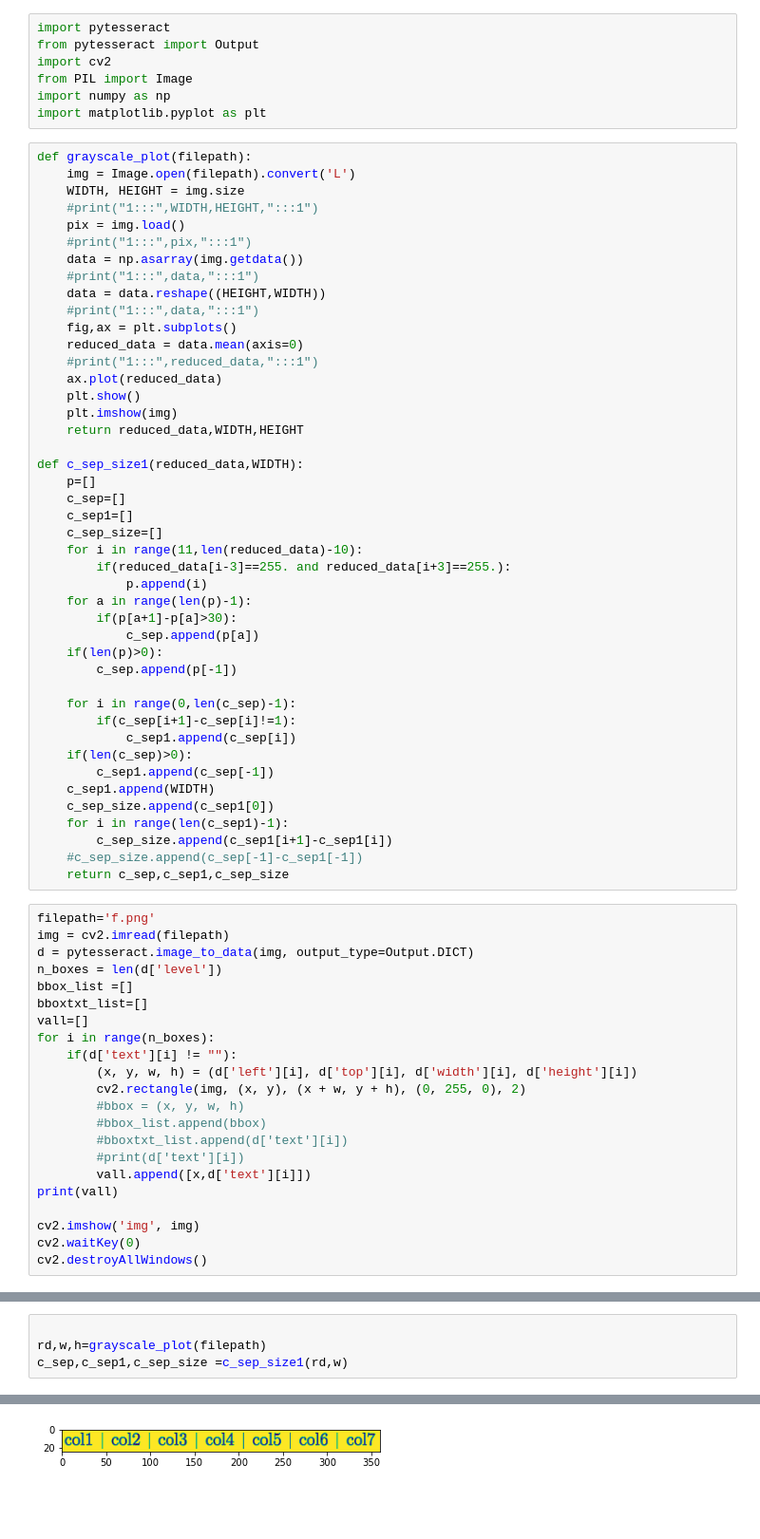
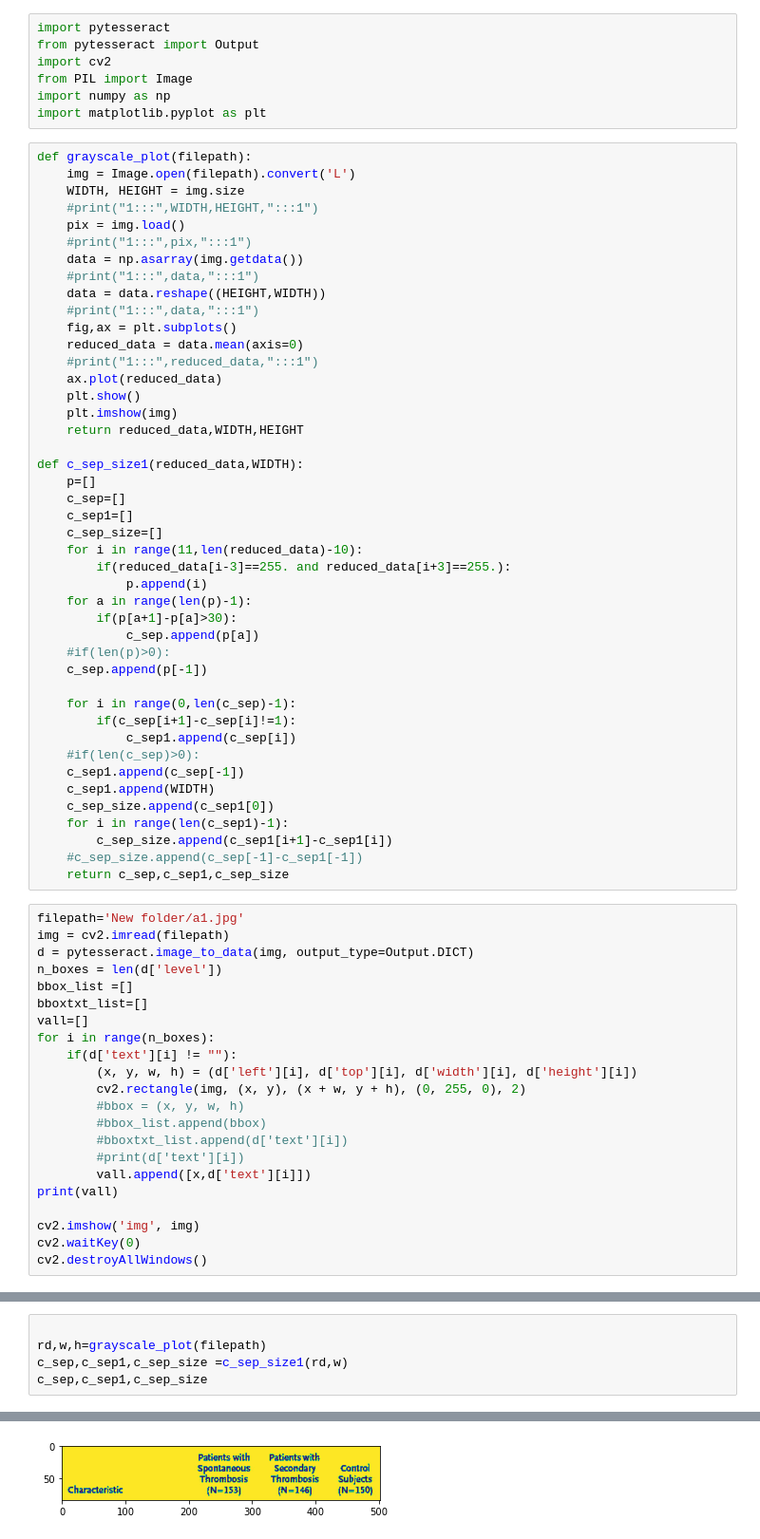
Before and after one commit to Vaishnav1508/Table-heading-cluster-basic, a Jupyter notebook: sprint_4.2.ipynb, the cells around one changed output, grey strips where cells are left out. Shown at 95% size. Drawn from its saved outputs; the diff is of its cells as text; blank space fills up the shorter version.

```diff
--- a/sprint_4.2.ipynb
+++ b/sprint_4.2.ipynb
@@ -35,14 +35,14 @@ def c_sep_size1(reduced_data,WIDTH):
     for a in range(len(p)-1):
         if(p[a+1]-p[a]>30):
             c_sep.append(p[a])
-    if(len(p)>0):
-        c_sep.append(p[-1])
+    #if(len(p)>0):
+    c_sep.append(p[-1])
 
     for i in range(0,len(c_sep)-1):
         if(c_sep[i+1]-c_sep[i]!=1):
             c_sep1.append(c_sep[i])
-    if(len(c_sep)>0):
-        c_sep1.append(c_sep[-1])
+    #if(len(c_sep)>0):
+    c_sep1.append(c_sep[-1])
     c_sep1.append(WIDTH)
     c_sep_size.append(c_sep1[0])
     for i in range(len(c_sep1)-1):
@@ -50,7 +50,7 @@ def c_sep_size1(reduced_data,WIDTH):
     #c_sep_size.append(c_sep[-1]-c_sep1[-1])
     return c_sep,c_sep1,c_sep_size
 # %%
-filepath='f.png'
+filepath='New folder/a1.jpg'
 img = cv2.imread(filepath)
 d = pytesseract.image_to_data(img, output_type=Output.DICT)
 n_boxes = len(d['level'])
@@ -77,4 +77,5 @@ cv2.destroyAllWindows()
 
 rd,w,h=grayscale_plot(filepath)
 c_sep,c_sep1,c_sep_size =c_sep_size1(rd,w)
+c_sep,c_sep1,c_sep_size
 # %% [output]
@@ -82,4 +84,4 @@ c_sep,c_sep1,c_sep_size =c_sep_size1(rd,w)
-[figure, old version]
+[figure, new version]
 # %%
 final_op={}
 q=0
```
Also changed, not shown: parts of 4 cells of this notebook, 1 other file.
